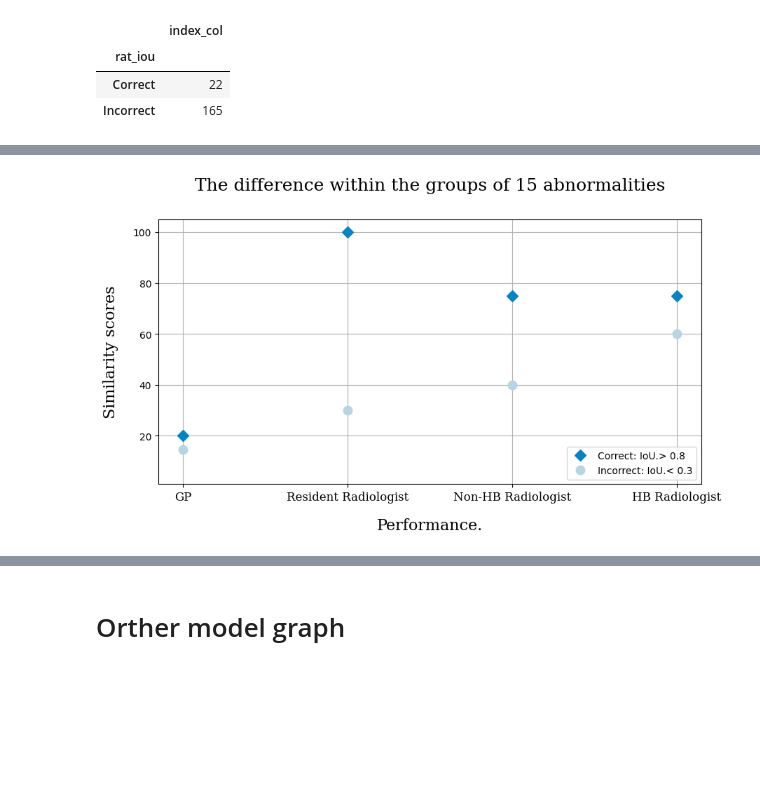
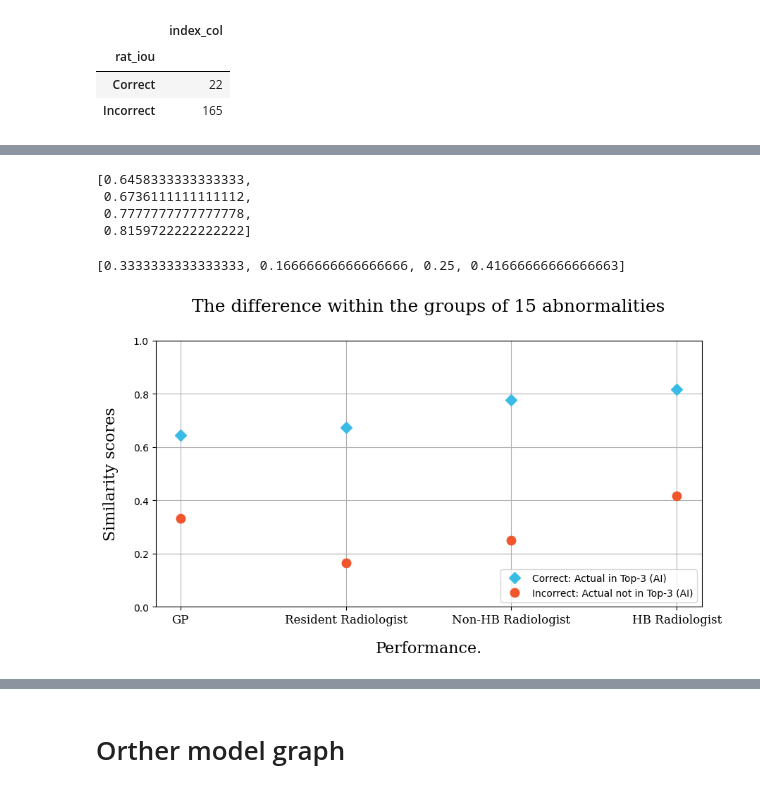
Before and after one commit to Peckkie/Experiment_Evaluation_CCA, a Jupyter notebook: graph_paper.ipynb, the cells around one changed output, grey strips where cells are left out. Cells and saved outputs as stored; diff of their text form; code cells hidden in the pictures; blank space fills up the shorter version.

Commit message:
update graph

```diff
--- a/graph_paper.ipynb
+++ b/graph_paper.ipynb
@@ -624,7 +733,7 @@ df.head(3) #มี 42 เพราะ รูปที่มี GradCam เเค
 | 1 | 1 | 1 | 1 | 2 | AB01 P4-2 C050.JPG | AB01 | FP-B | /media/tohn/HDD/VISION_dataset/US... | ... |
 | 2 | 2 | 2 | 2 | 3 | AB01 P5-2 C004.JPG | AB01 | FP-C | /media/tohn/HDD/VISION_dataset/US... | ... |
 # %%
-GP5 =['B10_Pred1','B11_Pred2','B12_Pred2','U10_Pred','U11_Pred2','U20_Pred2','U21_Pred','U30_Pred','U31_Pred2','U40_Pred2','U41_Pred']
+GP5  = ['B10_Pred2_ass','B11_Pred1_ass','B12_Pred1_ass','U10_Pred2_ass','U11_Pred','U20_Pred_ass','U21_Pred2_ass','U30_Pred2_ass','U31_Pred_ass','U40_Pred_ass','U41_Pred2_ass']
 add = pd.DataFrame(columns = ['IoU186','views', 'FP_category', 'category', 'AssistGP4'])
 add
 # %% [output]
@@ -888,0 +1080,12 @@ Incorrect_
+# %%
+gt =df['Sub_class_New'] .tolist()
+ai = df['Top3_category'] .tolist()
+a = []
+for i in range(len(ai)):
+    if gt[i] in ai[i] :
+        a.append('Correct')
+    else:
+        a.append('Inorrect')
+df['ans_top3'] = a
+Correct = df[df['ans_top3'] == 'Correct']
+Inorrect = df[df['ans_top3'] != 'Correct']
@@ -889,3 +1125,34 @@ Incorrect_
+# %%
+dff= df1
+GP = dff[(dff['per']=='B10_Pred2_ass' )|(dff['per']=='B11_Pred1_ass')|(dff['per']=='B12_Pred1_ass')|(dff['per']=='U10_Pred2_ass')|(dff['per']=='U11_Pred')]
+# GP.groupby('tagName').mean()
+res = dff[(dff['per']=='U20_Pred_ass' )|(dff['per']=='U21_Pred2_ass')]
+# res.groupby('tagName').mean()
+nonHB = dff[(dff['per']=='U30_Pred2_ass' )|(dff['per']=='U31_Pred_ass')]
+# nonHB.groupby('tagName').mean()
+HB = dff[(dff['per']=='U40_Pred_ass' )|(dff['per']=='U41_Pred2_ass')]
+# HB.groupby('tagName').mean()
+Correct_=[GP.groupby('tagName').mean().iloc[0,0],res.groupby('tagName').mean().iloc[0,0],nonHB.groupby('tagName').mean().iloc[0,0],HB.groupby('tagName').mean().iloc[0,0]]
+Correct_
+# %% [output]
+[0.6458333333333333,
+ 0.6736111111111112,
+ 0.7777777777777778,
+ 0.8159722222222222]
+# %%
+dff= df2
+GP = dff[(dff['per']=='B10_Pred2_ass' )|(dff['per']=='B11_Pred1_ass')|(dff['per']=='B12_Pred1_ass')|(dff['per']=='U10_Pred2_ass')|(dff['per']=='U11_Pred')]
+# GP.groupby('tagName').mean()
+res = dff[(dff['per']=='U20_Pred_ass' )|(dff['per']=='U21_Pred2_ass')]
+# res.groupby('tagName').mean()
+nonHB = dff[(dff['per']=='U30_Pred2_ass' )|(dff['per']=='U31_Pred_ass')]
+# nonHB.groupby('tagName').mean()
+HB = dff[(dff['per']=='U40_Pred_ass' )|(dff['per']=='U41_Pred2_ass')]
+# HB.groupby('tagName').mean()
+Incorrect_=[GP.groupby('tagName').mean().iloc[0,0],res.groupby('tagName').mean().iloc[0,0],nonHB.groupby('tagName').mean().iloc[0,0],HB.groupby('tagName').mean().iloc[0,0]]
+Incorrect_
+# %% [output]
+[0.3333333333333333, 0.16666666666666666, 0.25, 0.41666666666666663]
 # %%
 import matplotlib.pyplot as plt
 import numpy as np
@@ -895,25 +1162,25 @@ from pylab import axis
 # %%
 font = {'family': 'serif',
         'color':  'black',
         'weight': 'normal'}
 
 fig, ax = plt.subplots(figsize=(10, 5), dpi=100)
-plt.ylim(1,105)
+plt.ylim(0,1)
 x = np.arange(0,2,0.5)  # the label locations
 
-plt.plot(x, Correct_, color='#0584C4',  linestyle=' ', marker='D', markeredgecolor='#0584C4', markersize=8, label='Correct: IoU.> 0.8')
-plt.plot(x, Incorrect_, color='#B7D4E3',  linestyle=' ', marker='o', markeredgecolor='#B7D4E3', markersize=9, label='Incorrect: IoU.< 0.3')
+plt.plot(x, Correct_, color='#38BBE5',  linestyle=' ', marker='D', markeredgecolor='#38BBE5', markersize=8, label='Correct: Actual in Top-3 (AI)')
+plt.plot(x, Incorrect_, color='#F1552B',  linestyle=' ', marker='o', markeredgecolor='#F1552B', markersize=9, label='Incorrect: Actual not in Top-3 (AI)')
 
 # plt.title('The difference within the groups (Recall) Abn&Nor',fontsize=20)
 ax.set_title(f'The difference within the groups of 15 abnormalities',fontsize=18, fontdict=font, pad=30)
 ax.set_xlabel('Performance.',fontsize=16, fontdict=font, labelpad=15)
 ax.set_ylabel('Similarity scores',fontsize=16, fontdict=font, labelpad=15)
 
 ax.set_xticks(x)
 labels = ['GP', 'Resident Radiologist','Non-HB Radiologist','HB Radiologist']
 ax.set_xticklabels(labels,fontsize=12, fontdict=font)
 plt.legend(loc='lower right')
 plt.grid(True)
 show()
 # %% [output]
-[figure, old version]
+[figure, new version]
```
Also changed, not shown: parts of 28 cells of this notebook.
